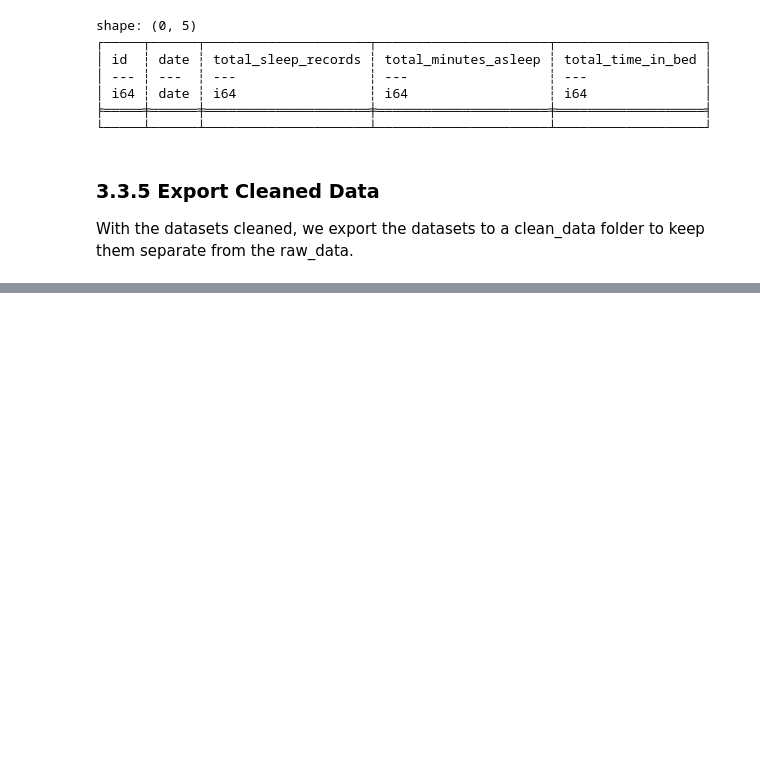
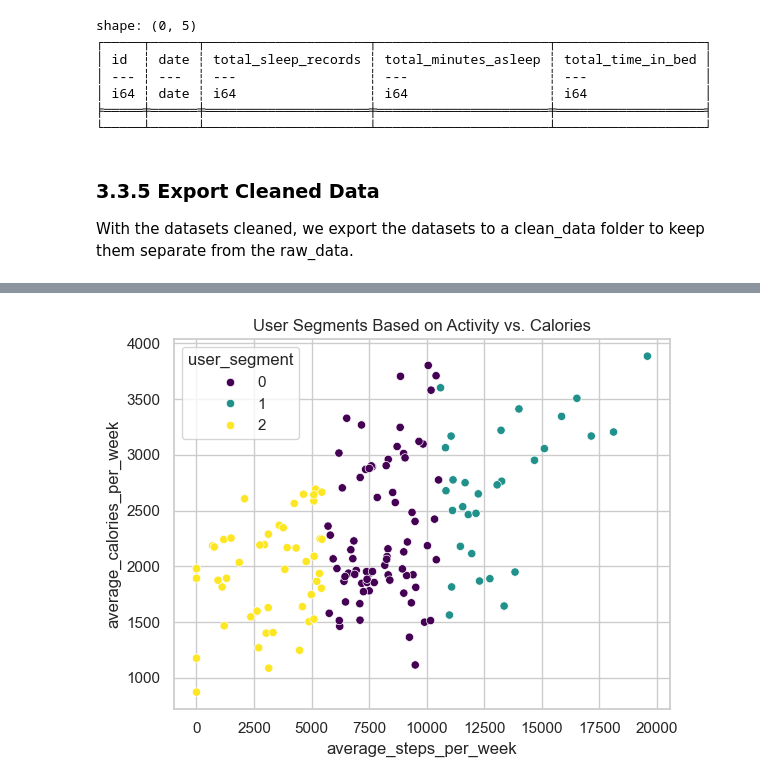
Before and after one commit to jacoblundeen/bellabeat_case_study, a Jupyter notebook: bellabeat_case_study.ipynb, the cells around one changed output, grey strips where cells are left out. Drawn from its saved outputs; the diff is of its cells as text; code cells hidden in the pictures; blank space fills up the shorter version.

```diff
--- a/bellabeat_case_study.ipynb
+++ b/bellabeat_case_study.ipynb
@@ -308,0 +437,8 @@ shape: (9, 16)
+# %%
+kmeans = KMeans(n_clusters=3, random_state=49)
+clusters = kmeans.fit_predict(kmeans_features)
+weekly_steps = weekly_steps.with_columns(
+    pl.Series(name="user_segment", values=clusters)
+)
+
+print(weekly_steps.head())
@@ -308,0 +484,15 @@ shape: (9, 16)
+# %%
+scatter_df = weekly_steps.to_pandas()
+
+sns.scatterplot(
+    data = scatter_df,
+    x = 'average_steps_per_week',
+    y = 'average_calories_per_week',
+    hue = 'user_segment',
+    palette = 'viridis'
+)
+
+plt.title('User Segments Based on Activity vs. Calories')
+plt.show()
+# %% [output]
+[figure, added]
```
Also changed, not shown: parts of 17 cells of this notebook, 1 other file.
